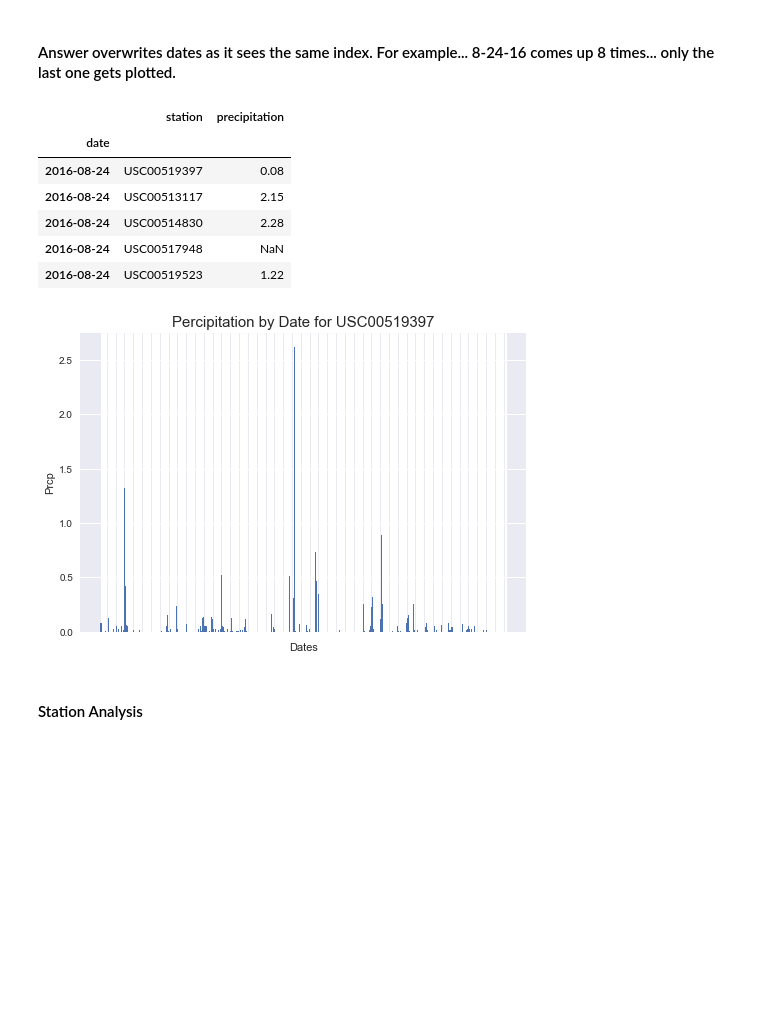
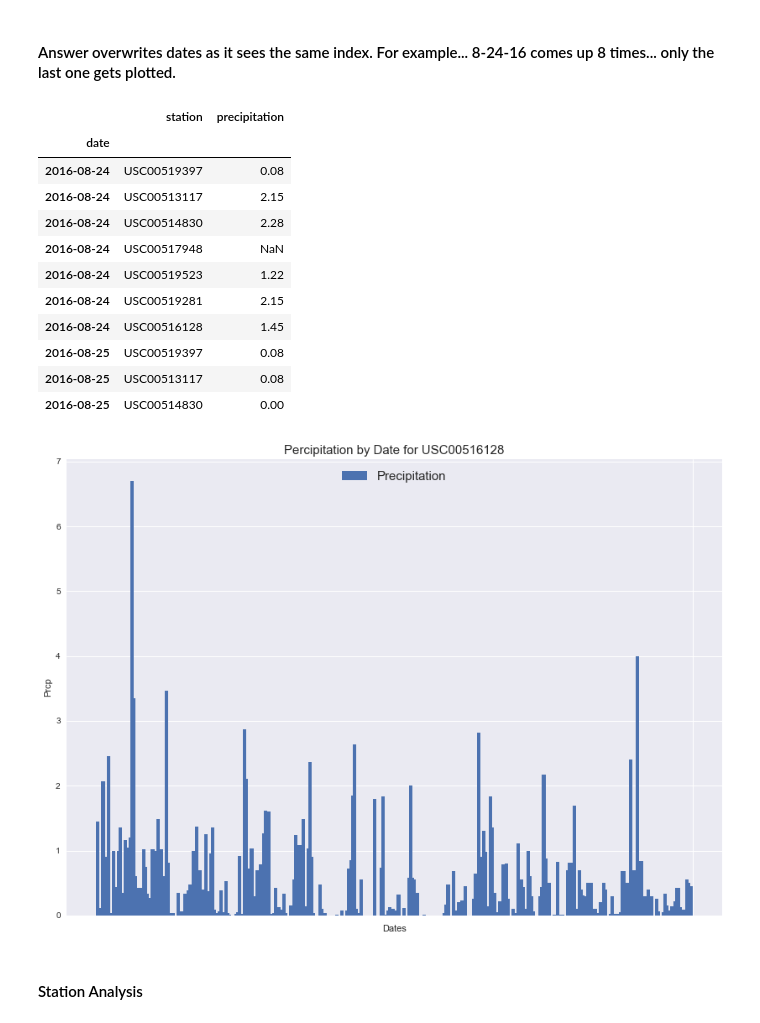
Before and after one commit to mtoriello0725/Climate-Analysis-Application, a Jupyter notebook: Climate.ipynb, the cells around one changed output. Cells and saved outputs as stored; diff of their text form; code cells hidden in the pictures; blank space fills up the shorter version.

```diff
--- a/Climate.ipynb
+++ b/Climate.ipynb
@@ -88,7 +89,7 @@ measurement_results = session.query(measurement.date, measurement.station, measu
 # %%
 measurement_df = pd.DataFrame(measurement_results, columns=['date', 'station', 'precipitation'])
 measurement_df.set_index('date', inplace=True)
-measurement_df.head()
+measurement_df.head(10)
 
 # Data points are not unique according to date.
 # %% [output]
@@ -99,25 +100,30 @@ measurement_df.head()
 | 2016-08-24 | USC00514830 | 2.28 |
 | 2016-08-24 | USC00517948 | NaN |
 | 2016-08-24 | USC00519523 | 1.22 |
+| 2016-08-24 | USC00519281 | 2.15 |
+| 2016-08-24 | USC00516128 | 1.45 |
+| 2016-08-25 | USC00519397 | 0.08 |
+| 2016-08-25 | USC00513117 | 0.08 |
+| 2016-08-25 | USC00514830 | 0.00 |
 # %%
-station_id = "USC00519397"
+station_id = "USC00516128"
 
 prcp_byStation = measurement_df.loc[measurement_df['station'] == station_id]
 # %%
-fig, ax = plt.subplots()
+fig, ax = plt.subplots(figsize=(14,10))
 
 dates = list(prcp_byStation.index.values)
 
-ax.bar(dates, prcp_byStation['precipitation'])
+ax.bar(dates, prcp_byStation['precipitation'], width=2, label="Precipitation")
 
 ax.set_xlabel("Dates")
-ax.set_xticklabels("")
+ax.set_xticks("")
 ax.set_ylabel("Prcp")
 ax.set_title(f"Percipitation by Date for {station_id}", fontsize=15)
-
+ax.legend(fontsize=15, loc='upper center')
 plt.show()
 # %% [output]
-[figure, old version]
+[figure, new version]
 # %% [markdown]
 #### Station Analysis
 # %%
```
Also changed, not shown: parts of 10 cells of this notebook.
